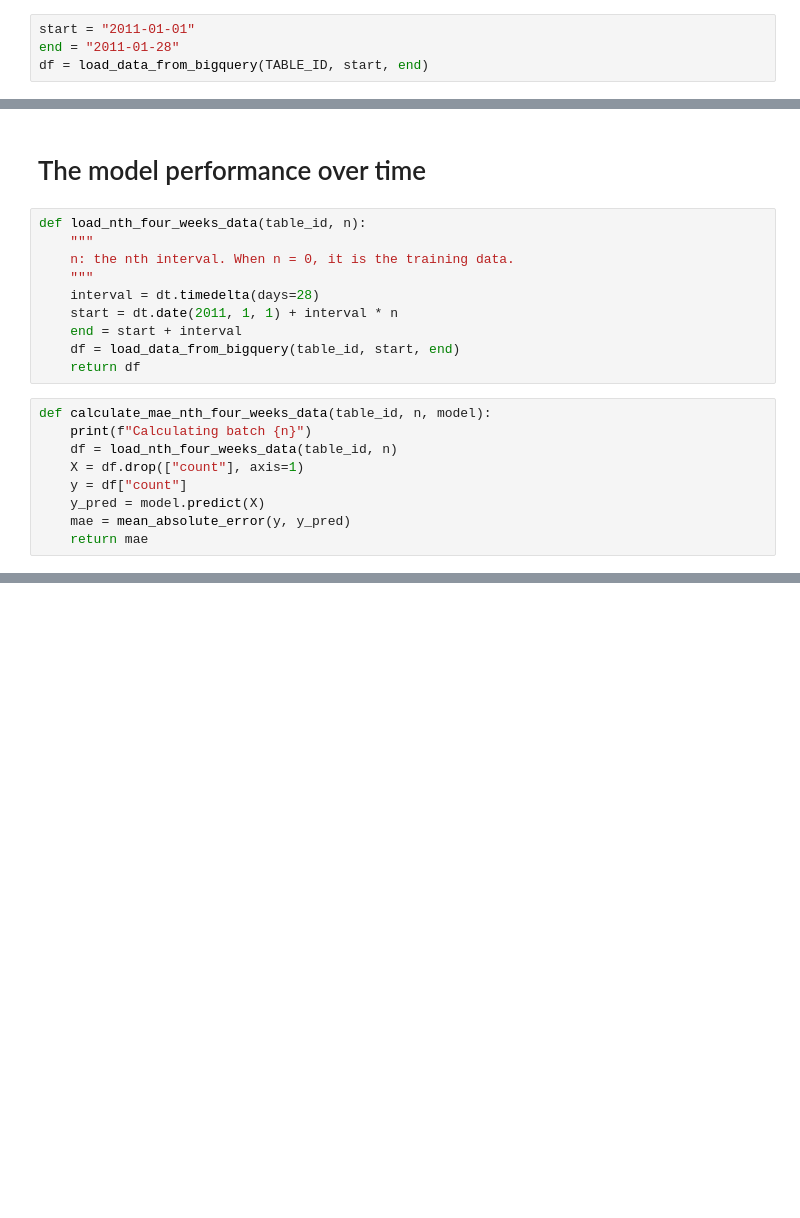
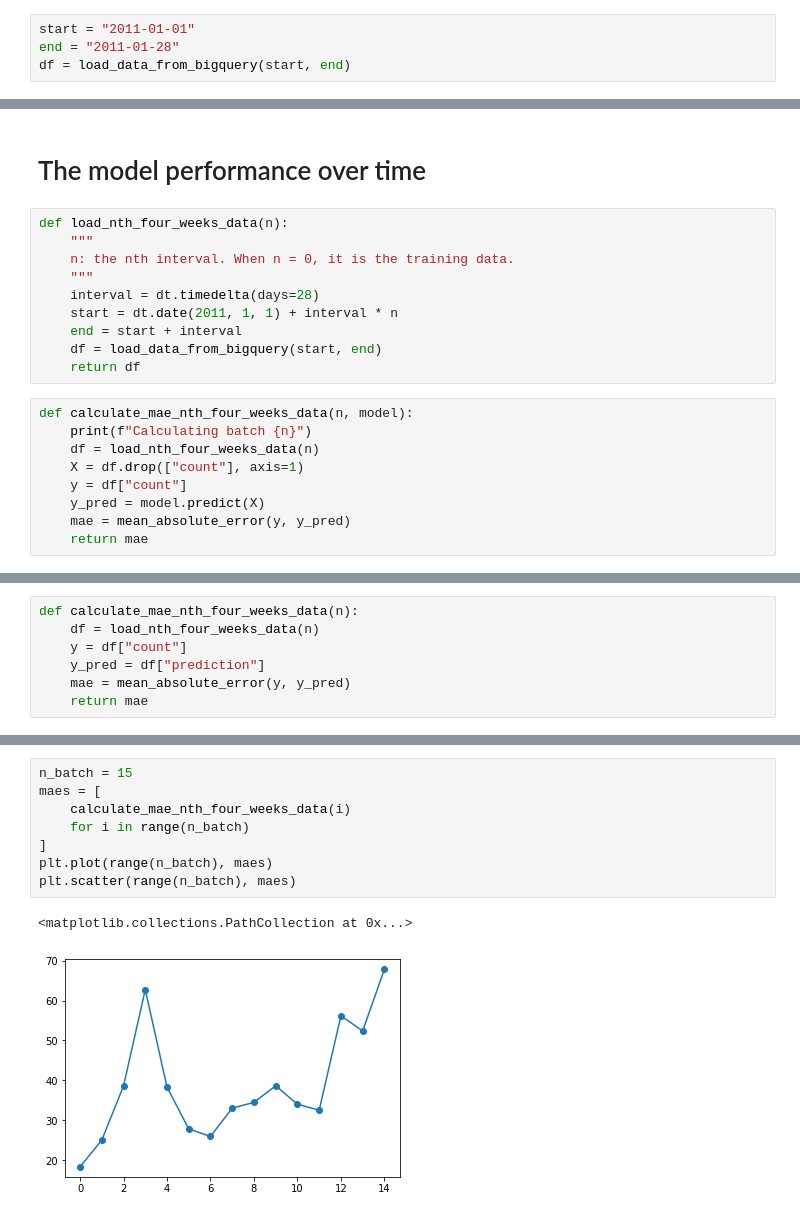
Before and after one commit to superyang713/data-drift-pipeline, a Jupyter notebook: training/training_model.ipynb, the cells around one changed output, grey strips where cells are left out. Cells and saved outputs as stored; diff of their text form; blank space fills up the shorter version.

```diff
--- a/training/training_model.ipynb
+++ b/training/training_model.ipynb
@@ -56,7 +53,7 @@ def load_data_from_bigquery(table_id, start=None, end=None):
 # %%
 start = "2011-01-01"
 end = "2011-01-28"
-df = load_data_from_bigquery(TABLE_ID, start, end)
+df = load_data_from_bigquery(start, end)
 # %%
 df.head()
 # %% [output]
@@ -102,19 +95,19 @@ File model.sav uploaded to model.sav.
 # %% [markdown]
 # The model performance over time
 # %%
-def load_nth_four_weeks_data(table_id, n):
+def load_nth_four_weeks_data(n):
     """
     n: the nth interval. When n = 0, it is the training data.
     """
     interval = dt.timedelta(days=28)
     start = dt.date(2011, 1, 1) + interval * n
     end = start + interval
-    df = load_data_from_bigquery(table_id, start, end)
+    df = load_data_from_bigquery(start, end)
     return df
 # %%
-def calculate_mae_nth_four_weeks_data(table_id, n, model):
+def calculate_mae_nth_four_weeks_data(n, model):
     print(f"Calculating batch {n}")
-    df = load_nth_four_weeks_data(table_id, n)
+    df = load_nth_four_weeks_data(n)
     X = df.drop(["count"], axis=1)
     y = df["count"]
     y_pred = model.predict(X)
@@ -154,0 +175,7 @@ Calculating batch 19
+# %%
+def calculate_mae_nth_four_weeks_data(n):
+    df = load_nth_four_weeks_data(n)
+    y = df["count"]
+    y_pred = df["prediction"]
+    mae = mean_absolute_error(y, y_pred)
+    return mae
@@ -154,0 +192,11 @@ Calculating batch 19
+# %%
+n_batch = 15
+maes = [
+    calculate_mae_nth_four_weeks_data(i)
+    for i in range(n_batch)
+]
+plt.plot(range(n_batch), maes)
+plt.scatter(range(n_batch), maes)
+# %% [output]
+<matplotlib.collections.PathCollection at 0x...>
+[figure, added]
```
Also changed, not shown: parts of 10 cells of this notebook, 34 other files.
